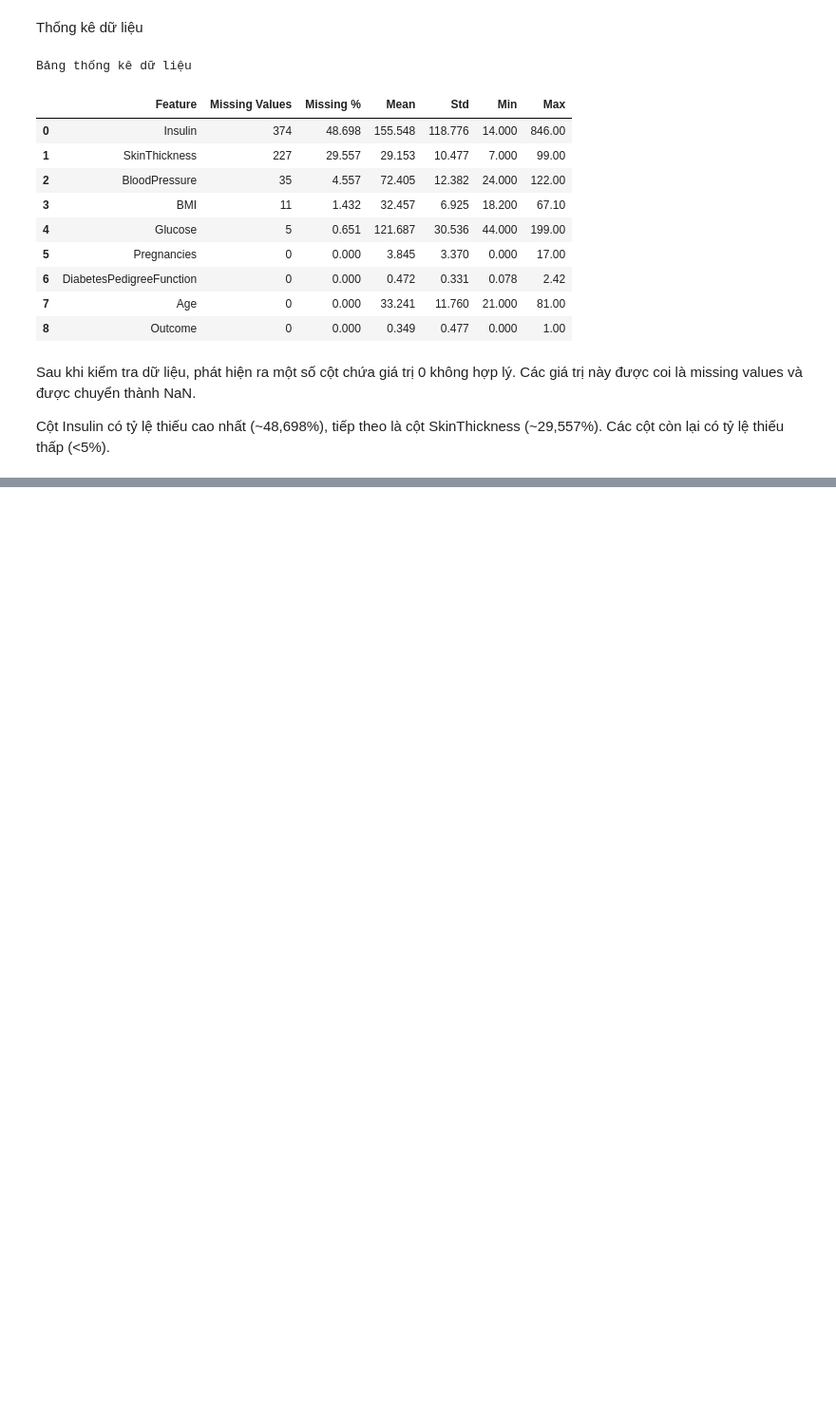
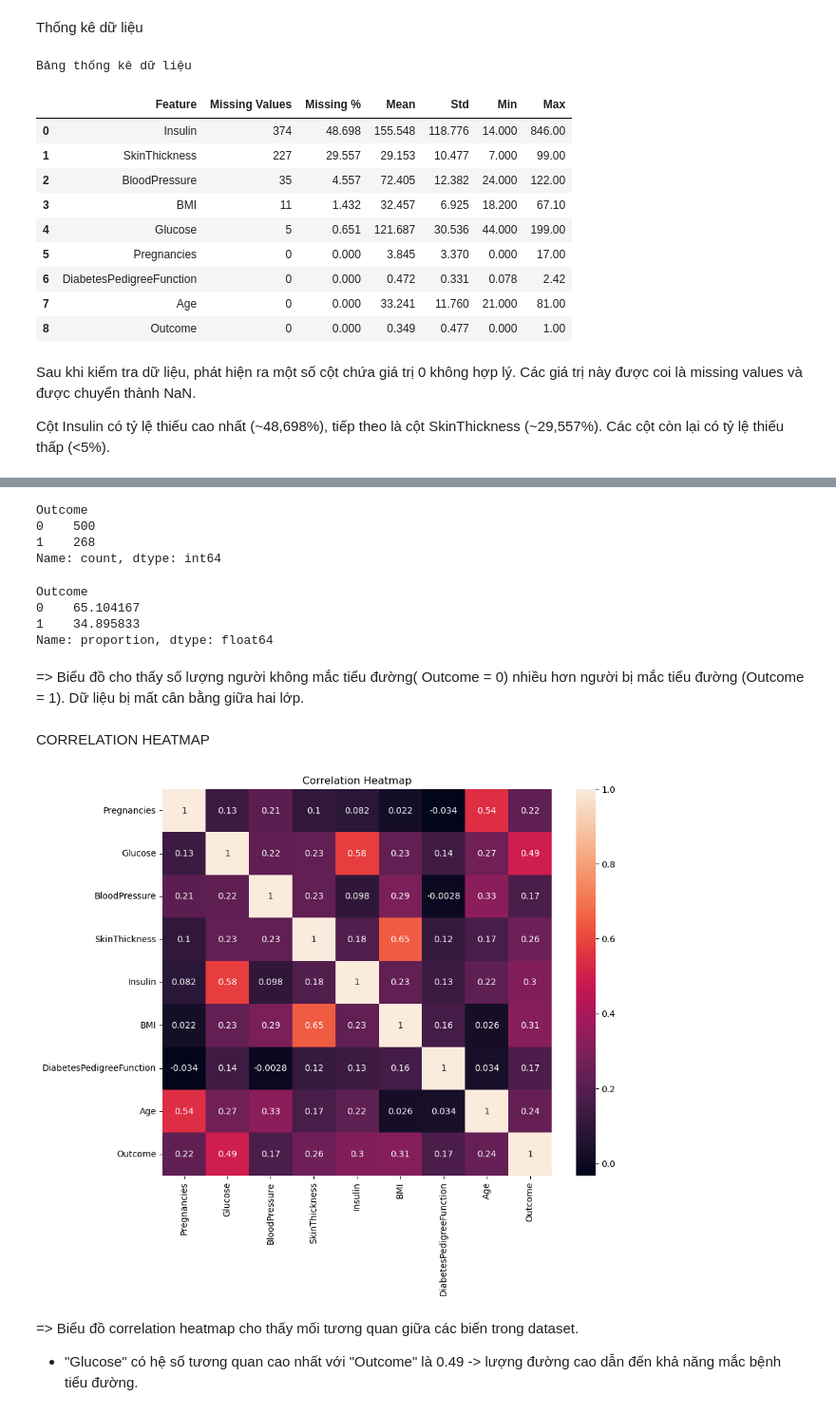
Before and after one commit to hongyen-oss/Diabetes-Prediction, a Jupyter notebook: Notebooks/EDA.ipynb, the cells around one changed output, grey strips where cells are left out. Shown at 95% size. Cells and saved outputs as stored; diff of their text form; code cells hidden in the pictures; blank space fills up the shorter version.

```diff
--- a/Notebooks/EDA.ipynb
+++ b/Notebooks/EDA.ipynb
@@ -98,0 +109,32 @@ Các cột còn lại có tỷ lệ thiếu thấp (<5%).
+# %%
+# Số lượng class
+df['Outcome'].value_counts()
+# %% [output]
+Outcome
+0    500
+1    268
+Name: count, dtype: int64
+# %%
+df['Outcome'].value_counts(normalize = True)*100
+# %% [output]
+Outcome
+0    65.104167
+1    34.895833
+Name: proportion, dtype: float64
+# %% [markdown]
+=> Biểu đồ cho thấy số lượng người không mắc tiểu đường( Outcome = 0) nhiều hơn người bị mắc tiểu đường (Outcome = 1).
+Dữ liệu bị mất cân bằng giữa hai lớp.
+# %% [markdown]
+CORRELATION HEATMAP
+# %%
+plt.figure(figsize=(10,8))
+sns.heatmap(df.corr(), annot=True)
+cmap="coolwwarm"
+plt.title('Correlation Heatmap')
+plt.show()
+# Glucose có tương quan cao nhất với Outcome, cho thấy lượng đường trong máu ảnh hưởng lớn đến khả năng măc bệnh tiểu đường
+# %% [output]
+[figure, added]
+# %% [markdown]
+=> Biểu đồ correlation heatmap cho thấy mối tương quan giữa các biến trong dataset.
++ "Glucose" có hệ số tương quan cao nhất với "Outcome" là 0.49 -> lượng đường cao dẫn đến khả năng mắc bệnh tiểu đường.
```
Also changed, not shown: parts of 2 cells of this notebook.
